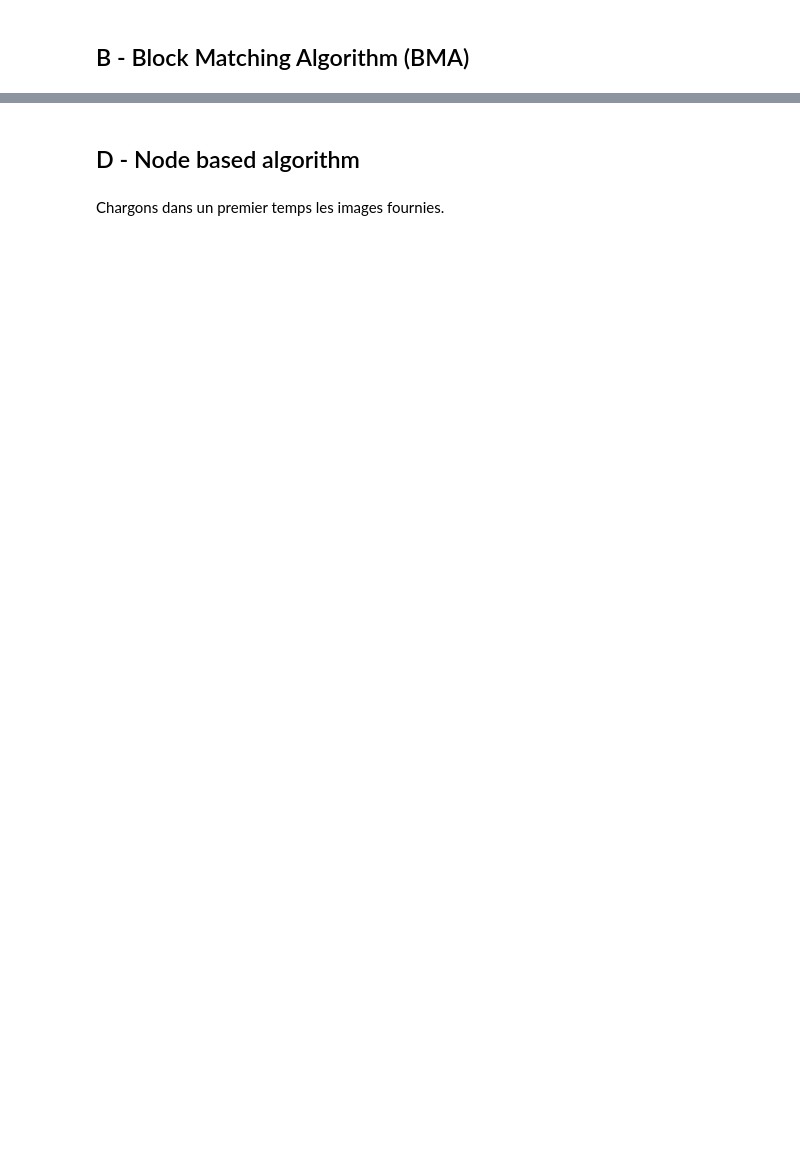
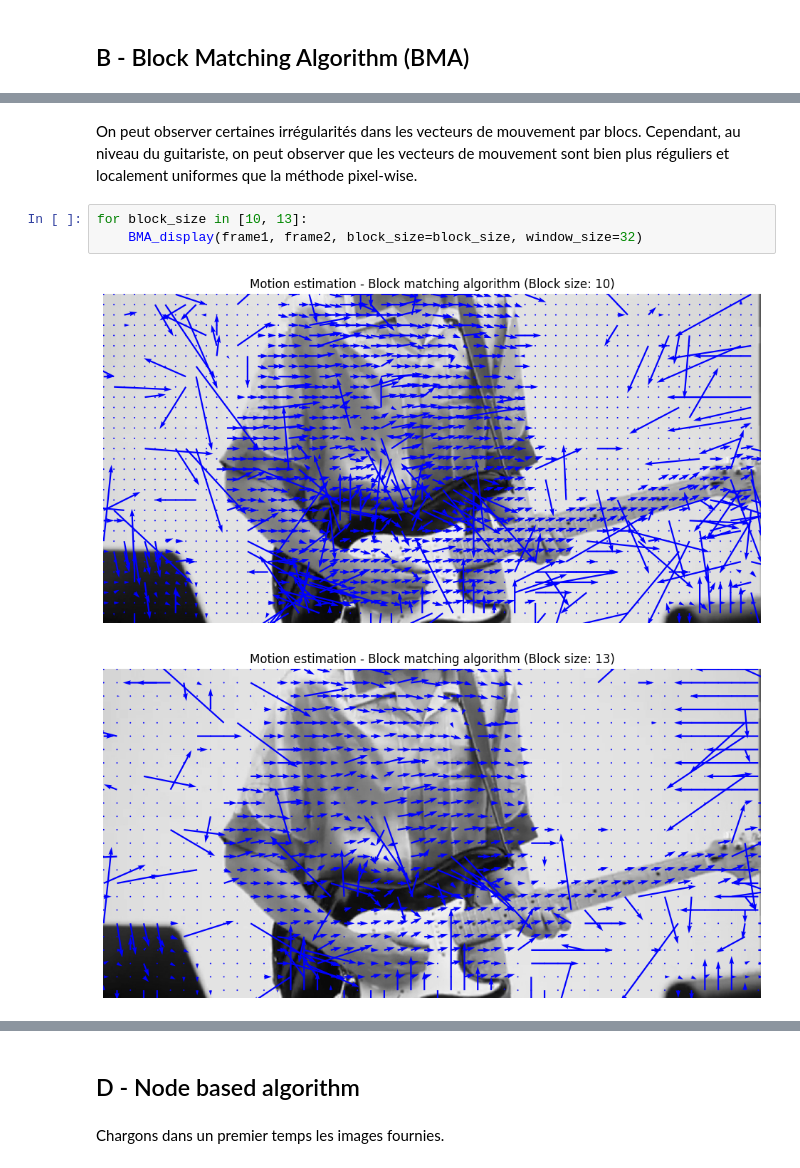
Before and after one commit to sinansoulier/VideoProcessing, a Jupyter notebook: TP1/motion_estimation.ipynb, the cells around one changed output, grey strips where cells are left out. Cells and saved outputs as stored; diff of their text form; blank space fills up the shorter version.

```diff
--- a/TP1/motion_estimation.ipynb
+++ b/TP1/motion_estimation.ipynb
@@ -229,0 +313,8 @@ BMA_display(frame1, frame2, block_size=16, window_size=32)
+# %% [markdown]
+On peut observer certaines irrégularités dans les vecteurs de mouvement par blocs. Cependant, au niveau du guitariste, on peut observer que les vecteurs de mouvement sont bien plus réguliers et localement uniformes que la méthode pixel-wise.
+# %%
+for block_size in [10, 13]:
+    BMA_display(frame1, frame2, block_size=block_size, window_size=32)
+# %% [output]
+[figure, added]
+[figure, added]
```
Also changed, not shown: parts of 30 cells of this notebook.
